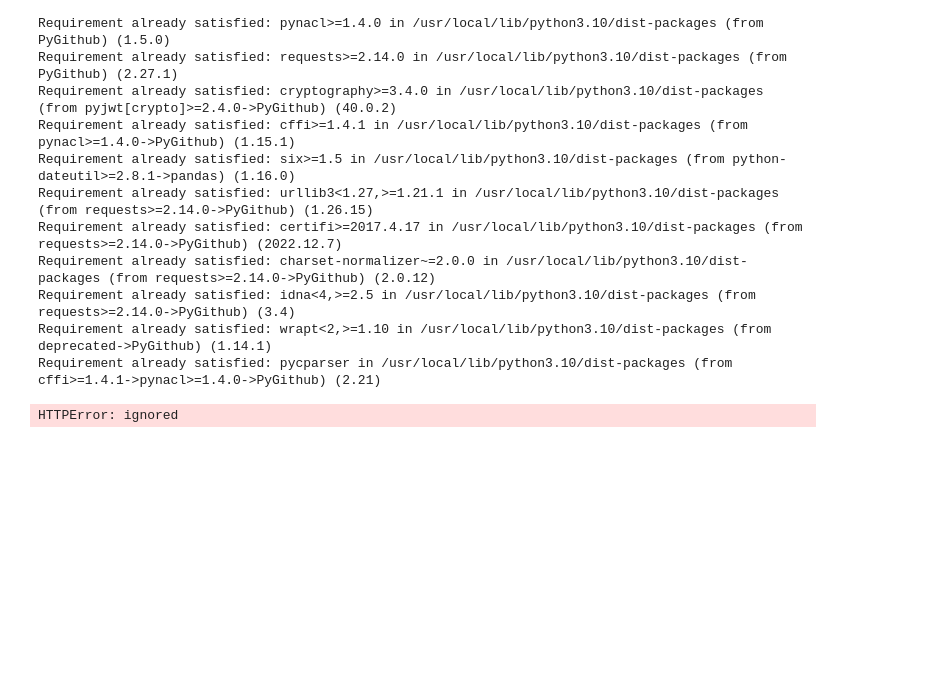
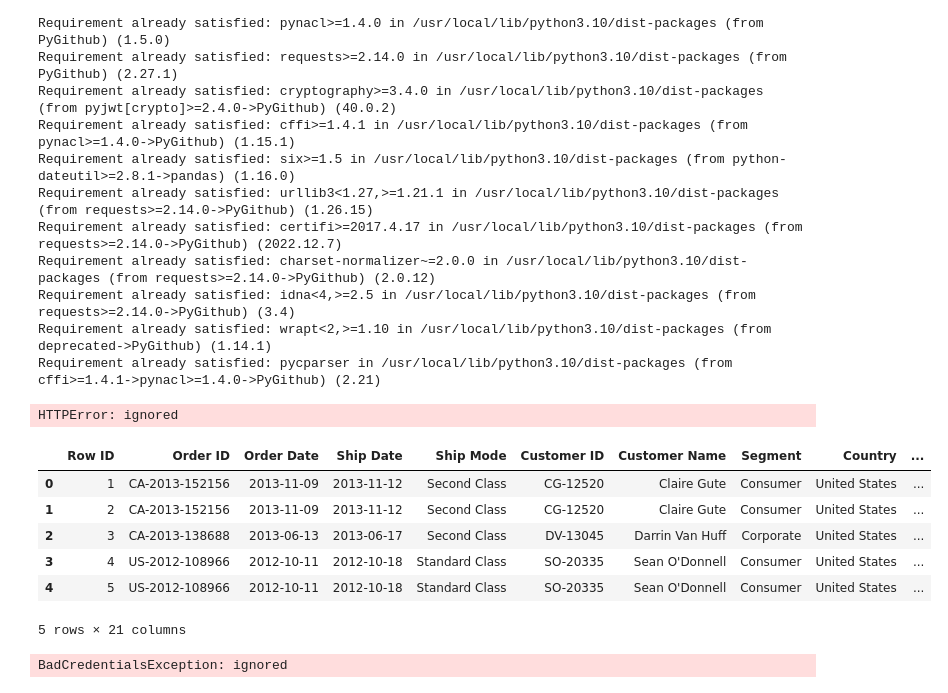
Before and after one commit to vengie/E2E_Sales_PBI, a Jupyter notebook: ETL.ipynb, the cells around one changed output. Cells and saved outputs as stored; diff of their text form; code cells hidden in the pictures; blank space fills up the shorter version.

```diff
--- a/ETL.ipynb
+++ b/ETL.ipynb
@@ -328,17 +298,20 @@ import requests
 # Authentication
 github_token = "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"
 gh = login(token=github_token)
+# %%
+repo_owner = 'vengie'
+repo_name = 'E2E_Sales_PBI'
+repo_path = 'https://github.com/vengie/E2E_Sales_PBI/raw/main/data_holder/'  # Destination path in the repository
+
+# Excel file information
+excel_file_path = 'https://raw.githubusercontent.com/vengie/E2E_Sales_PBI/main/Sales_Dataset.xlsx' # Path to your Excel file
+
+# Read Excel file using pandas
+df = pd.read_excel(excel_file_path)
+df.head()
+# %% [output]
+HTTPError: ignored
 # %%
-repo_owner = 'vengie'
-repo_name = 'E2E_Sales_PBI'
-repo_path = 'https://github.com/vengie/E2E_Sales_PBI/raw/main/data_holder/'  # Destination path in the repository
-
-# Excel file information
-excel_file_path = 'https://raw.githubusercontent.com/vengie/E2E_Sales_PBI/tree/main/Sales_Dataset.xlsx' # Path to your Excel file
-
-# Read Excel file using pandas
-df = pd.read_excel(excel_file_path)
-
 # Convert dataframe to Excel file
 output_path = 'https://github.com/vengie/E2E_Sales_PBI/raw/main/data_holder/'
 df.to_excel(output_path, index=False)
@@ -358,5 +331,25 @@ repo.create_file(repo_path, 'Upload extracted data', content)
 
 # Print success message
 print('Data extracted from Excel and uploaded to GitHub repository successfully.')
-# %% [output]
-HTTPError: ignored
+# %%
+import pandas as pd
+
+repo_owner = 'vengie'
+repo_name = 'E2E_Sales_PBI'
+repo_path = 'https://github.com/vengie/E2E_Sales_PBI/raw/main/data_holder/'  # Destination path in the repository
+
+
+# Excel file information
+excel_file_path = 'https://raw.githubusercontent.com/vengie/E2E_Sales_PBI/main/Sales_Dataset.xls' # Path to your Excel file
+
+# Read Excel file using pandas
+df = pd.read_excel(excel_file_path)
+df.head()
+# %% [output]
+|  | Row ID | Order ID | Order Date | Ship Date | Ship Mode | Customer ID | Customer Name | Segment | Country | ... |
+| 0 | 1 | CA-2013-152156 | 2013-11-09 | 2013-11-12 | Second Class | CG-12520 | Claire Gute | Consumer | United States | ... |
+| 1 | 2 | CA-2013-152156 | 2013-11-09 | 2013-11-12 | Second Class | CG-12520 | Claire Gute | Consumer | United States | ... |
+| 2 | 3 | CA-2013-138688 | 2013-06-13 | 2013-06-17 | Second Class | DV-13045 | Darrin Van Huff | Corporate | United States | ... |
+| 3 | 4 | US-2012-108966 | 2012-10-11 | 2012-10-18 | Standard Class | SO-20335 | Sean O'Donnell | Consumer | United States | ... |
+| 4 | 5 | US-2012-108966 | 2012-10-11 | 2012-10-18 | Standard Class | SO-20335 | Sean O'Donnell | Consumer | United States | ... |
+5 rows × 21 columns
@@ -362,0 +361,18 @@ HTTPError: ignored
+# %%
+# Authenticate to GitHub
+access_token = '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'
+g = Github(access_token)
+
+# Get the repository
+repo = g.get_user(repo_owner).get_repo(repo_name)
+
+# Upload the file to the repository
+with open(output_path, 'rb') as file:
+    content = file.read()
+
+repo.create_file(repo_path, 'Upload extracted data', content)
+
+# Print success message
+print('Data extracted from Excel and uploaded to GitHub repository successfully.')
+# %% [output]
+BadCredentialsException: ignored
```
Also changed, not shown: parts of 3 cells of this notebook.
